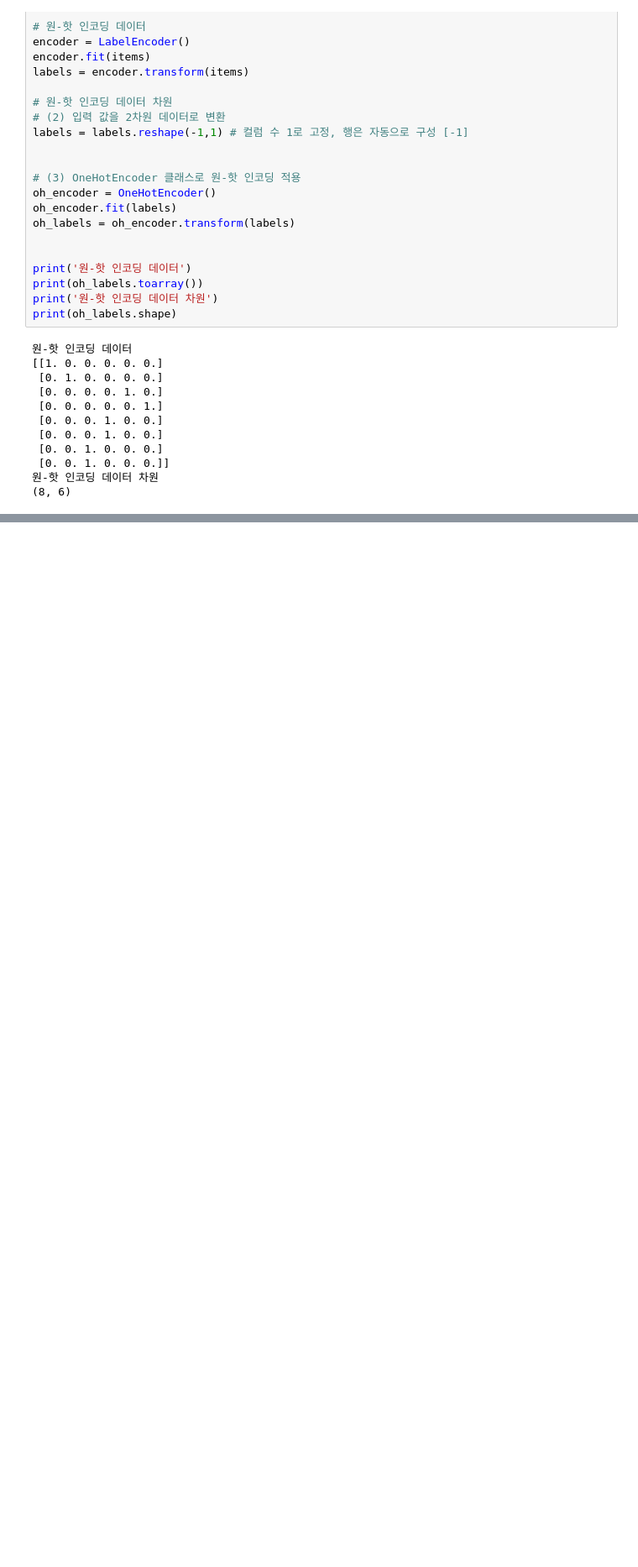
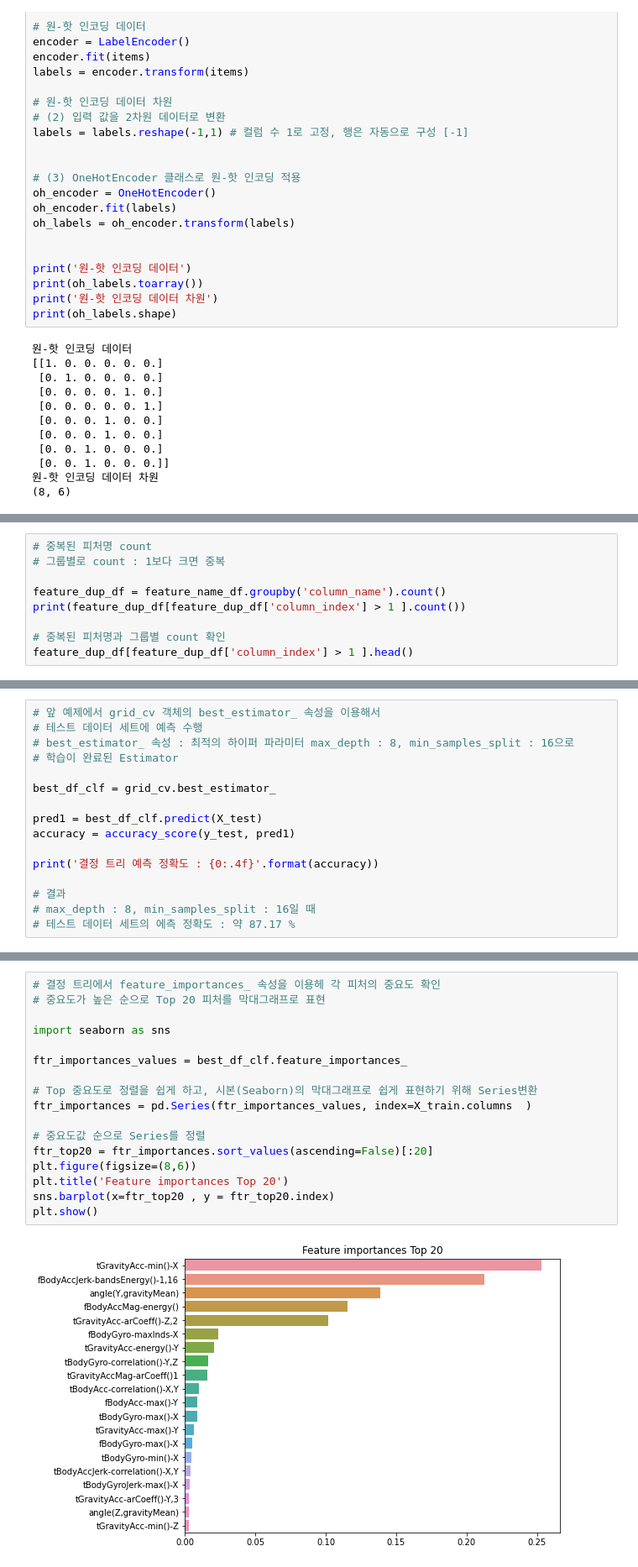
Before and after one commit to cabbi120101/TIL, a Jupyter notebook: ML/자습ML.ipynb, the cells around one changed output, grey strips where cells are left out. Shown at 84% size. Saved outputs shown, nothing was run; the diff lists cells and outputs as text; blank space fills up the shorter version.

```diff
--- a/ML/자습ML.ipynb
+++ b/ML/자습ML.ipynb
@@ -816,0 +875,9 @@ print(oh_labels.shape)
+# %%
+# 중복된 피처명 count
+# 그룹별로 count : 1보다 크면 중복
+
+feature_dup_df = feature_name_df.groupby('column_name').count()
+print(feature_dup_df[feature_dup_df['column_index'] > 1 ].count())
+
+# 중복된 피처명과 그룹별 count 확인
+feature_dup_df[feature_dup_df['column_index'] > 1 ].head()
@@ -816,0 +1170,16 @@ print(oh_labels.shape)
+# %%
+# 앞 예제에서 grid_cv 객체의 best_estimator_ 속성을 이용해서
+# 테스트 데이터 세트에 예측 수행
+# best_estimator_ 속성 : 최적의 하이퍼 파라미터 max_depth : 8, min_samples_split : 16으로
+# 학습이 완료된 Estimator
+
+best_df_clf = grid_cv.best_estimator_
+
+pred1 = best_df_clf.predict(X_test)
+accuracy = accuracy_score(y_test, pred1)
+
+print('결정 트리 예측 정확도 : {0:.4f}'.format(accuracy))
+
+# 결과
+# max_depth : 8, min_samples_split : 16일 때
+# 테스트 데이터 세트의 에측 정확도 : 약 87.17 %
@@ -816,0 +1188,19 @@ print(oh_labels.shape)
+# %%
+# 결정 트리에서 feature_importances_ 속성을 이용헤 각 피처의 중요도 확인
+# 중요도가 높은 순으로 Top 20 피처를 막대그래프로 표현
+
+import seaborn as sns
+
+ftr_importances_values = best_df_clf.feature_importances_
+
+# Top 중요도로 정렬을 쉽게 하고, 시본(Seaborn)의 막대그래프로 쉽게 표현하기 위해 Series변환
+ftr_importances = pd.Series(ftr_importances_values, index=X_train.columns  )
+
+# 중요도값 순으로 Series를 정렬
+ftr_top20 = ftr_importances.sort_values(ascending=False)[:20]
+plt.figure(figsize=(8,6))
+plt.title('Feature importances Top 20')
+sns.barplot(x=ftr_top20 , y = ftr_top20.index)
+plt.show()
+# %% [output]
+[figure, added]
```
Also changed, not shown: parts of 58 cells of this notebook.
